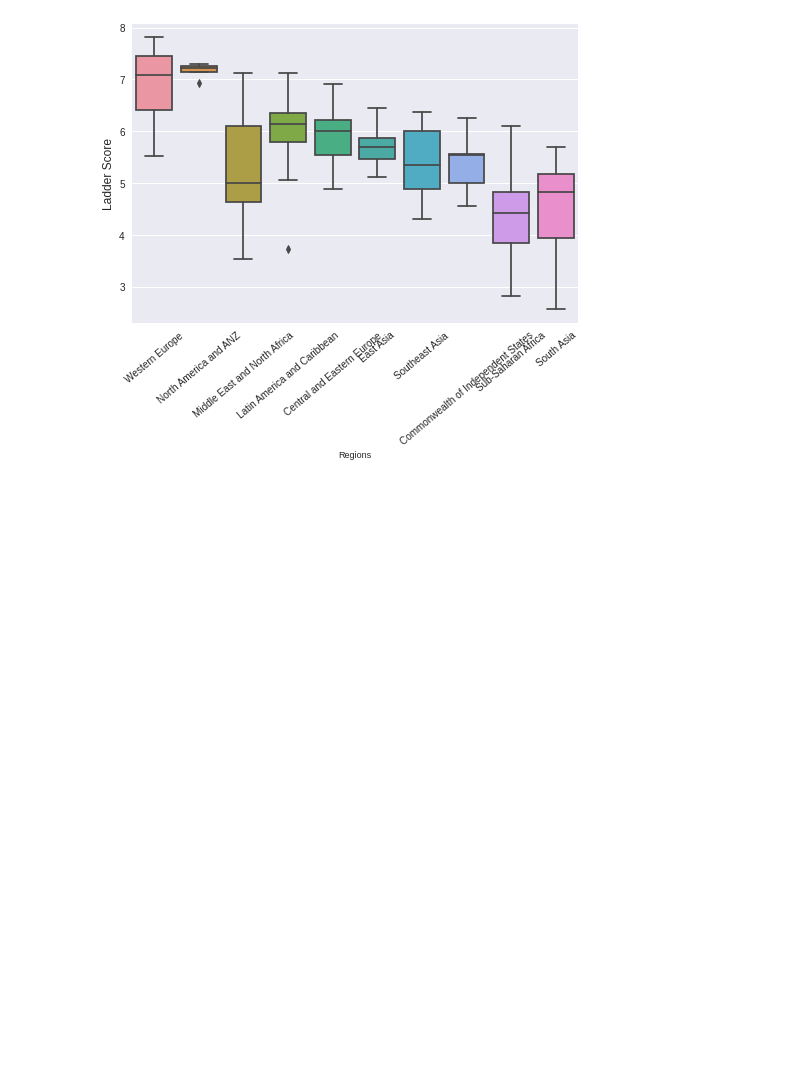
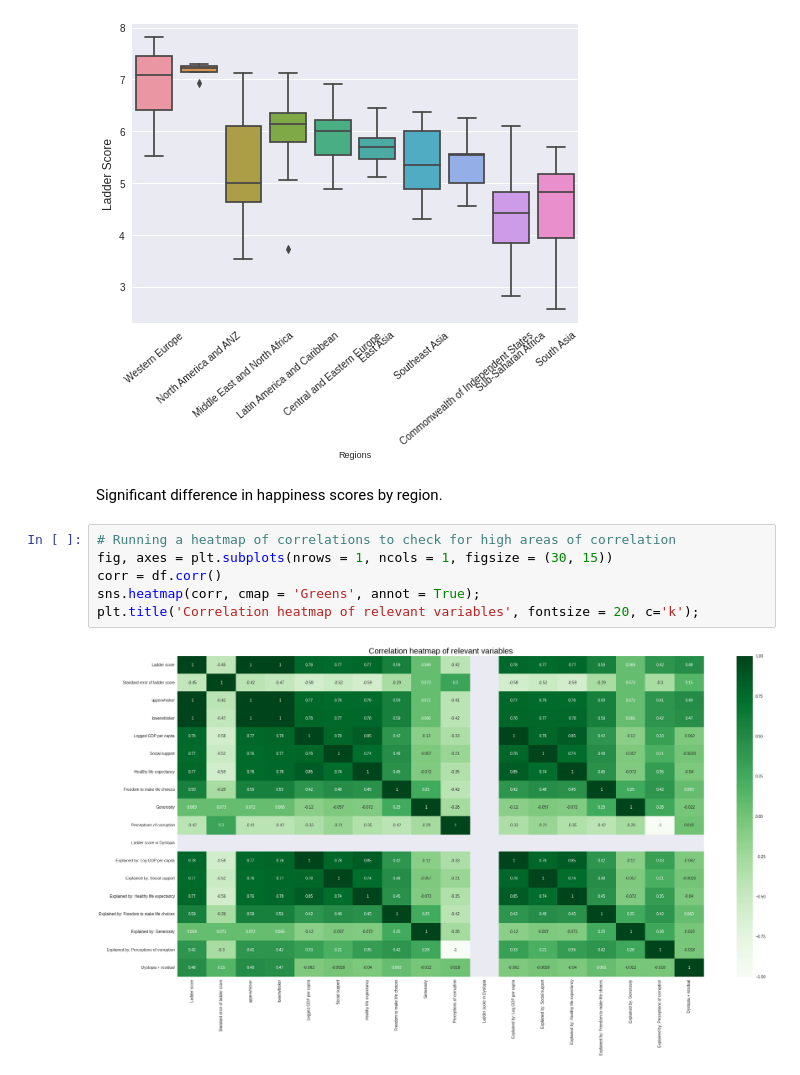
Before and after one commit to ivnizhnik/Data_Science_Project_A, a Jupyter notebook: WorldHappinessReport.ipynb, the cells around one changed output. Saved outputs shown, nothing was run; the diff lists cells and outputs as text; blank space fills up the shorter version.

```diff
--- a/WorldHappinessReport.ipynb
+++ b/WorldHappinessReport.ipynb
@@ -252,3 +244,13 @@ plt.xlabel('Regions', fontsize = 9);
 plt.ylabel('Ladder Score', fontsize = 12);
 # %% [output]
 [figure]
+# %% [markdown]
+Significant difference in happiness scores by region.
+# %%
+# Running a heatmap of correlations to check for high areas of correlation
+fig, axes = plt.subplots(nrows = 1, ncols = 1, figsize = (30, 15))
+corr = df.corr()
+sns.heatmap(corr, cmap = 'Greens', annot = True);
+plt.title('Correlation heatmap of relevant variables', fontsize = 20, c='k');
+# %% [output]
+[figure, added]
```
Also changed, not shown: parts of 78 cells of this notebook.
